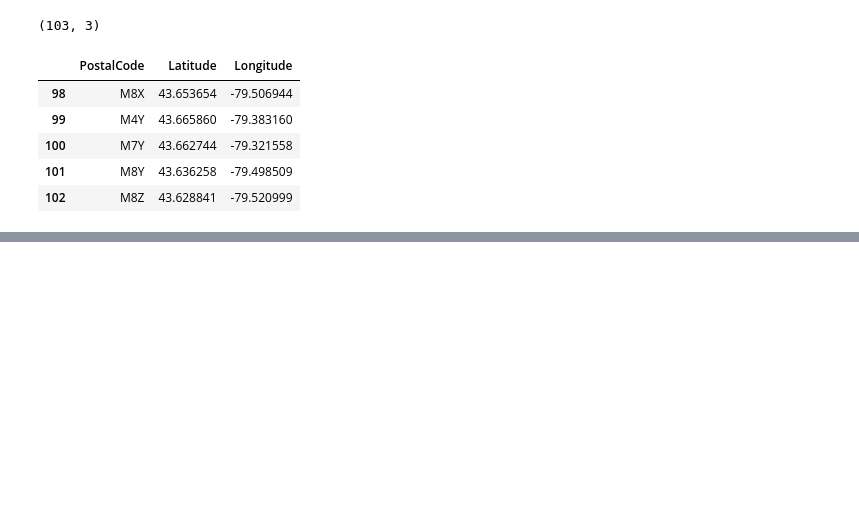
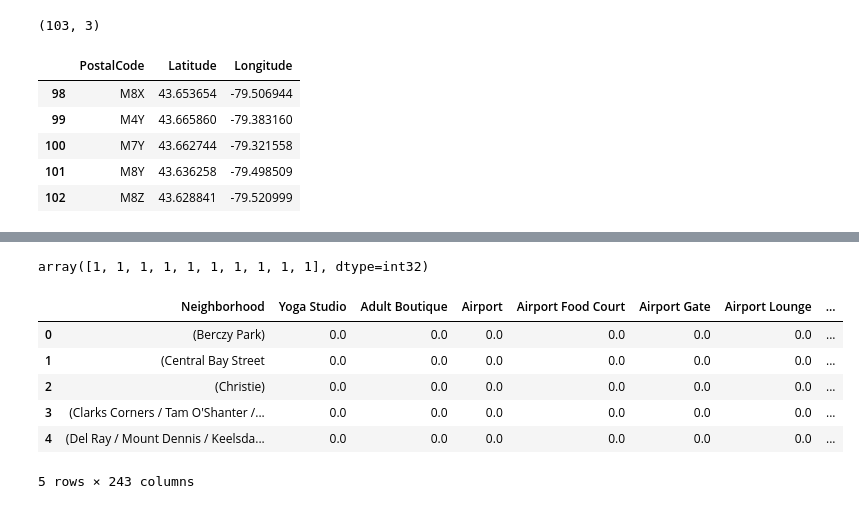
Before and after one commit to dincamihai/Neighborhood-Data-Coursera-Capstone, a Jupyter notebook: toronto.ipynb, the cells around one changed output, grey strips where cells are left out. Drawn from its saved outputs; the diff is of its cells as text; code cells hidden in the pictures; blank space fills up the shorter version.

```diff
--- a/toronto.ipynb
+++ b/toronto.ipynb
@@ -95,0 +283,6 @@ df_data.head(10)
+# %%
+def return_most_common_venues(row, num_top_venues):
+    row_categories = row.iloc[1:]
+    row_categories_sorted = row_categories.sort_values(ascending=False)
+
+    return row_categories_sorted.index.values[0:num_top_venues]
@@ -95,0 +319,41 @@ df_data.head(10)
+# %%
+# Matplotlib and associated plotting modules
+import matplotlib.cm as cm
+import matplotlib.colors as colors
+
+# import k-means from clustering stage
+from sklearn.cluster import KMeans
+
+# !conda install -c conda-forge folium=0.5.0 --yes # uncomment this line if you haven't completed the Foursquare API lab
+import folium # map rendering library
+
+# set number of clusters
+kclusters = 5
+
+toronto_grouped_clustering = toronto_grouped.drop('Neighborhood', 1)
+
+# run k-means clustering
+kmeans = KMeans(n_clusters=kclusters, random_state=0).fit(toronto_grouped_clustering)
+
+# check cluster labels generated for each row in the dataframe
+kmeans.labels_[0:10]
+# %% [output]
+array([1, 1, 1, 1, 1, 1, 1, 1, 1, 1], dtype=int32)
+# %%
+toronto_merged = toronto_grouped
+
+# add clustering labels
+toronto_merged['Cluster Labels'] = kmeans.labels_
+
+# merge toronto_grouped with toronto_data to add latitude/longitude for each neighborhood
+toronto_merged = toronto_merged.join(neighborhoods_venues_sorted.set_index('Neighborhood'), on='Neighborhood')
+
+toronto_merged.head() # check the last columns!
+# %% [output]
+|  | Neighborhood | Yoga Studio | Adult Boutique | Airport | Airport Food Court | Airport Gate | Airport Lounge | ... |
+| 0 | (Berczy Park) | 0.0 | 0.0 | 0.0 | 0.0 | 0.0 | 0.0 | ... |
+| 1 | (Central Bay Street | 0.0 | 0.0 | 0.0 | 0.0 | 0.0 | 0.0 | ... |
+| 2 | (Christie) | 0.0 | 0.0 | 0.0 | 0.0 | 0.0 | 0.0 | ... |
+| 3 | (Clarks Corners / Tam O'Shanter /... | 0.0 | 0.0 | 0.0 | 0.0 | 0.0 | 0.0 | ... |
+| 4 | (Del Ray / Mount Dennis / Keelsda... | 0.0 | 0.0 | 0.0 | 0.0 | 0.0 | 0.0 | ... |
+5 rows × 243 columns
```
Also changed, not shown: parts of 22 cells of this notebook.
